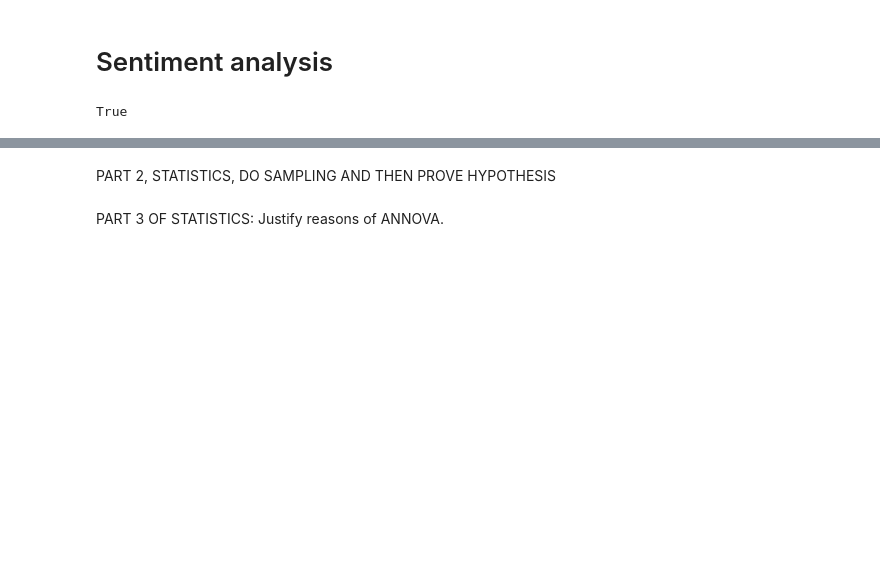
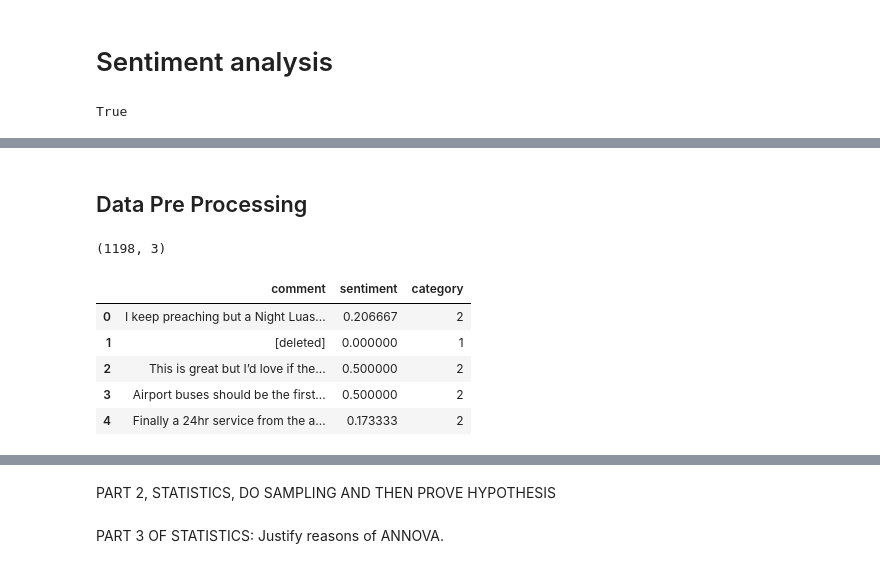
Before and after one commit to FernandoDataAnalitycs/second_CA, a Jupyter notebook: project_assigment.ipynb, the cells around one changed output, grey strips where cells are left out. Cells and saved outputs as stored; diff of their text form; code cells hidden in the pictures; blank space fills up the shorter version.

```diff
--- a/project_assigment.ipynb
+++ b/project_assigment.ipynb
@@ -1221,0 +1033,34 @@ reddit
+# %%
+from textblob import TextBlob
+
+# Function to fetch comments from a post URL
+def get_comments_from_url(post_url):
+    submission = reddit.submission(url=post_url)
+
+    submission.comments.replace_more(limit=None)
+
+    return [comment.body for comment in submission.comments.list()]
+
+post_urls = [
+    'https://www.reddit.com/r/ireland/comments/btiude/dublin_set_to_get_first_24hour_bus_service/',
+    'https://www.reddit.com/r/irishtourism/comments/17y3yl5/experiences_using_public_transport_in_ireland/',
+    'https://www.reddit.com/r/ireland/comments/pw746x/irelands_public_transport_is_a_joke_compared_to/',
+    'https://www.reddit.com/r/ireland/comments/wfvins/we_dont_all_need_electric_cars_we_need_less_cars/',
+]
+
+comments_list = []
+for url in post_urls:
+    comments_list.extend(get_comments_from_url(url))
+
+sentiments = [TextBlob(comment).sentiment.polarity for comment in comments_list]
+
+# 0 if the sentiment is less than 0,
+# 1 if the sentiment is equal to 0,
+# 2 if the sentiment is greater than 0.
+labels = [0 if sentiment < 0 else 1 if sentiment == 0 else 2 for sentiment in sentiments]
+
+data = {'comment': comments_list, 'sentiment': sentiments, 'category': labels}
+df_comment = pd.DataFrame(data)
+
+#df.to_csv('dataframe_comments_created.csv')
+print(df_comment)
@@ -1221,0 +1082,15 @@ reddit
+# %% [markdown]
+## Data Pre Processing
+# %%
+df_comment.shape
+# %% [output]
+(1198, 3)
+# %%
+df_comment.head()
+# %% [output]
+|  | comment | sentiment | category |
+| 0 | I keep preaching but a Night Luas... | 0.206667 | 2 |
+| 1 | [deleted] | 0.000000 | 1 |
+| 2 | This is great but I’d love if the... | 0.500000 | 2 |
+| 3 | Airport buses should be the first... | 0.500000 | 2 |
+| 4 | Finally a 24hr service from the a... | 0.173333 | 2 |
```
Also changed, not shown: parts of 73 cells of this notebook.
